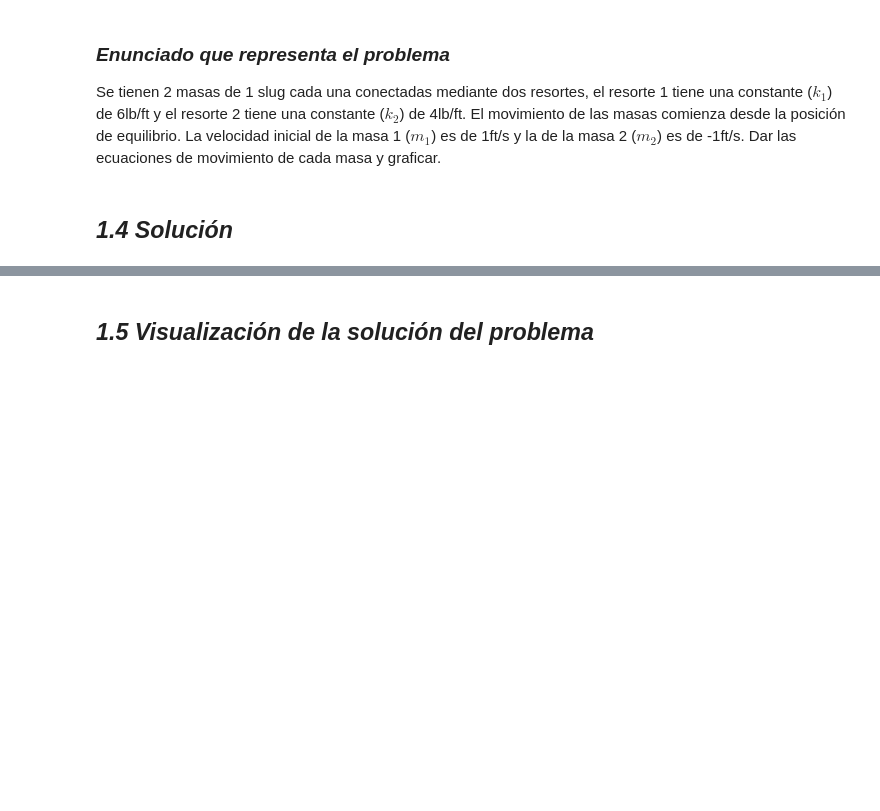
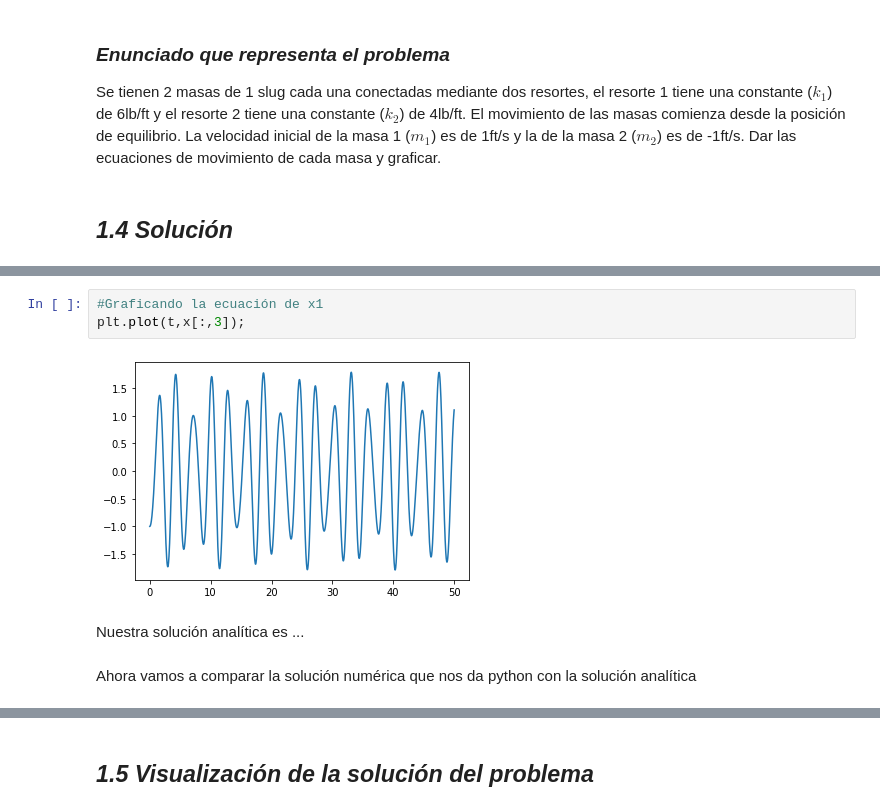
Before and after one commit to JabberTheWock/Proyecto_modulo3, a Jupyter notebook: PM3_HernandezR_MorenoH_CastellanosM.ipynb, the cells around one changed output, grey strips where cells are left out. Drawn from its saved outputs; the diff is of its cells as text; blank space fills up the shorter version.

Commit message:
Solución_4
Avance #4 de la solución

```diff
--- a/PM3_HernandezR_MorenoH_CastellanosM.ipynb
+++ b/PM3_HernandezR_MorenoH_CastellanosM.ipynb
@@ -76,0 +87,9 @@ X1
+# %%
+#Graficando la ecuación de x1
+plt.plot(t,x[:,3]);
+# %% [output]
+[figure, added]
+# %% [markdown]
+Nuestra solución analítica es ...
+# %% [markdown]
+Ahora vamos a comparar la solución numérica que nos da python con la solución analítica
```
Also changed, not shown: parts of 10 cells of this notebook.
